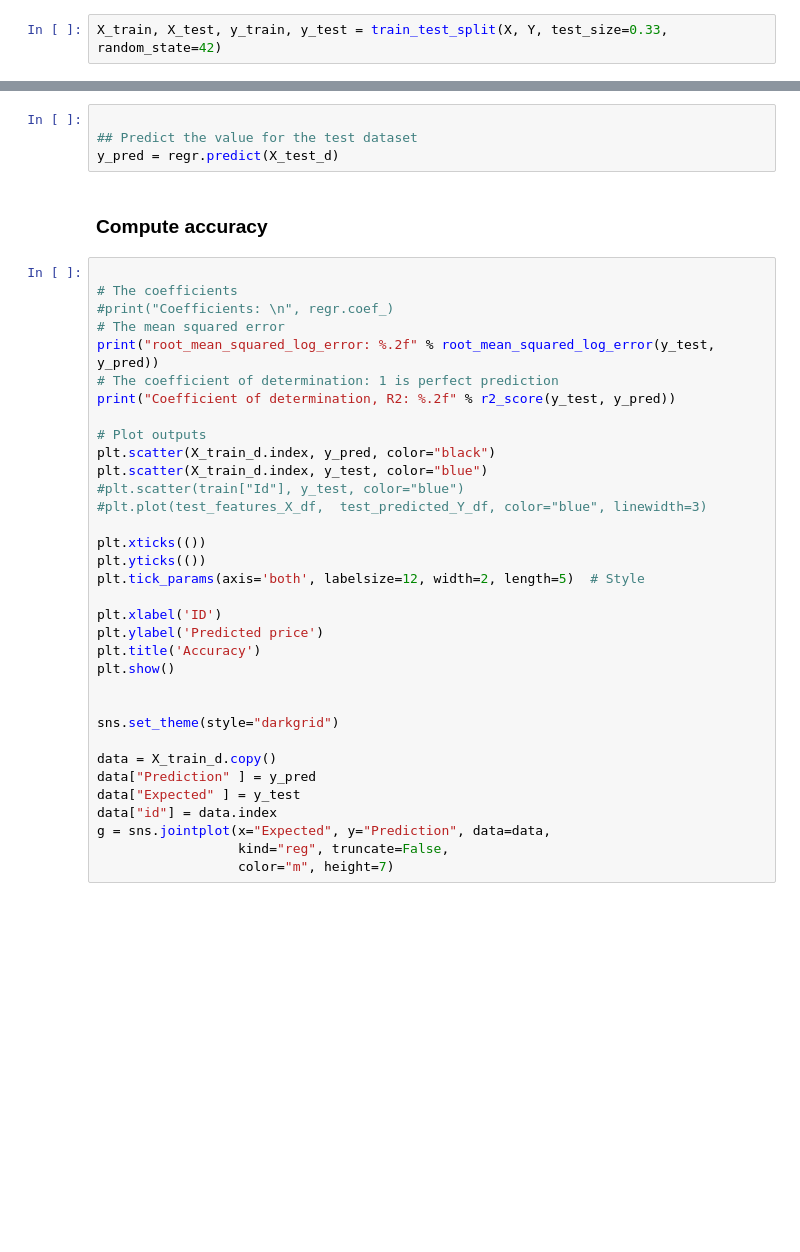
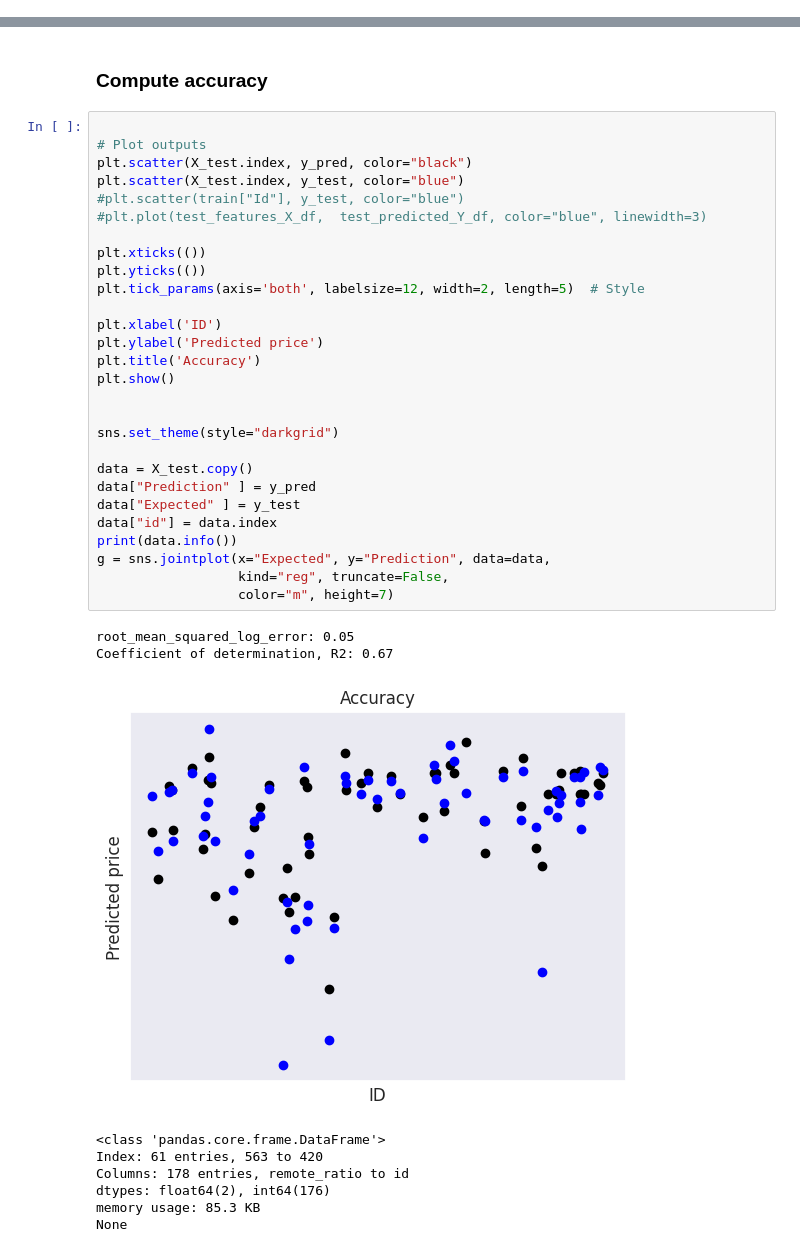
Before and after one commit to Byoskill/amplify-elb-blog, a Jupyter notebook: backend/jupyterPrediction.ipynb, the cells around one changed output, grey strips where cells are left out. Cells and saved outputs as stored; diff of their text form; blank space fills up the shorter version.

Commit message:
Normal values

```diff
--- a/backend/jupyterPrediction.ipynb
+++ b/backend/jupyterPrediction.ipynb
@@ -88,4 +119,2 @@ memory usage: 4.9 KB
 # %% [markdown]
 ### Split the dataset in train and test
-# %%
-X_train, X_test, y_train, y_test = train_test_split(X, Y, test_size=0.33, random_state=42)
@@ -308,40 +209,40 @@ Y_test (201, 1)
-# %%
-
-## Predict the value for the test dataset
-y_pred = regr.predict(X_test_d)
 # %% [markdown]
 ### Compute accuracy
 # %%
 
-# The coefficients
-#print("Coefficients: \n", regr.coef_)
-# The mean squared error
-print("root_mean_squared_log_error: %.2f" % root_mean_squared_log_error(y_test, y_pred))
-# The coefficient of determination: 1 is perfect prediction
-print("Coefficient of determination, R2: %.2f" % r2_score(y_test, y_pred))
-
 # Plot outputs
-plt.scatter(X_train_d.index, y_pred, color="black")
-plt.scatter(X_train_d.index, y_test, color="blue")
+plt.scatter(X_test.index, y_pred, color="black")
+plt.scatter(X_test.index, y_test, color="blue")
 #plt.scatter(train["Id"], y_test, color="blue")
 #plt.plot(test_features_X_df,  test_predicted_Y_df, color="blue", linewidth=3)
 
 plt.xticks(())
 plt.yticks(())
 plt.tick_params(axis='both', labelsize=12, width=2, length=5)  # Style
 
 plt.xlabel('ID')
 plt.ylabel('Predicted price')
 plt.title('Accuracy')
 plt.show()
 
 
 sns.set_theme(style="darkgrid")
 
-data = X_train_d.copy()
+data = X_test.copy()
 data["Prediction" ] = y_pred
 data["Expected" ] = y_test
 data["id"] = data.index
+print(data.info())
 g = sns.jointplot(x="Expected", y="Prediction", data=data,
                   kind="reg", truncate=False,
                   color="m", height=7)
+# %% [output]
+root_mean_squared_log_error: 0.05
+Coefficient of determination, R2: 0.67
+[figure, added]
+<class 'pandas.core.frame.DataFrame'>
+Index: 61 entries, 563 to 420
+Columns: 178 entries, remote_ratio to id
+dtypes: float64(2), int64(176)
+memory usage: 85.3 KB
+None
```
Also changed, not shown: parts of 23 cells of this notebook, 3 other files.
